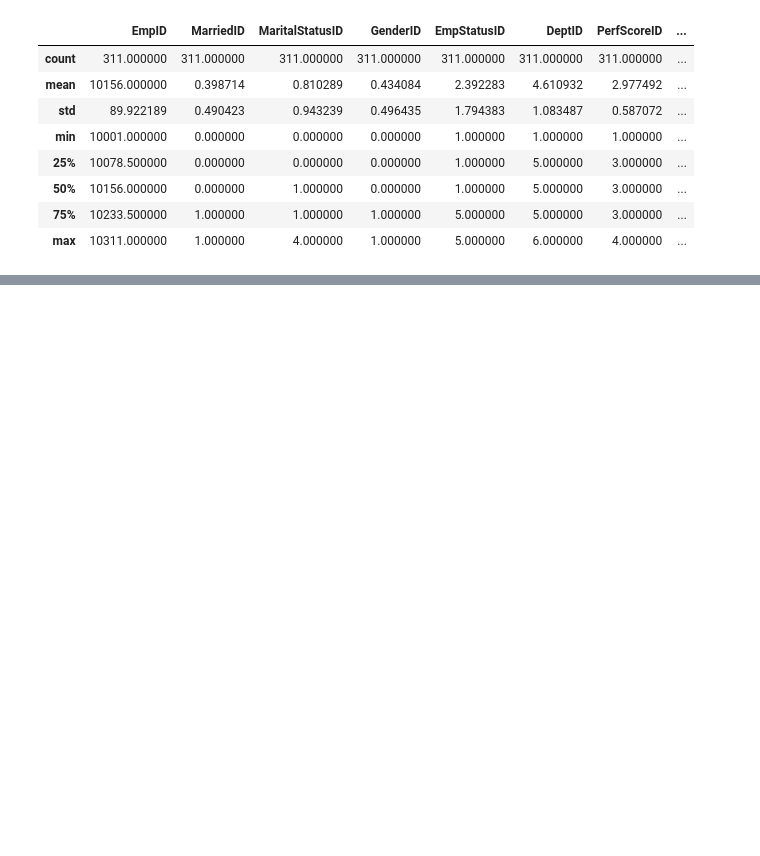
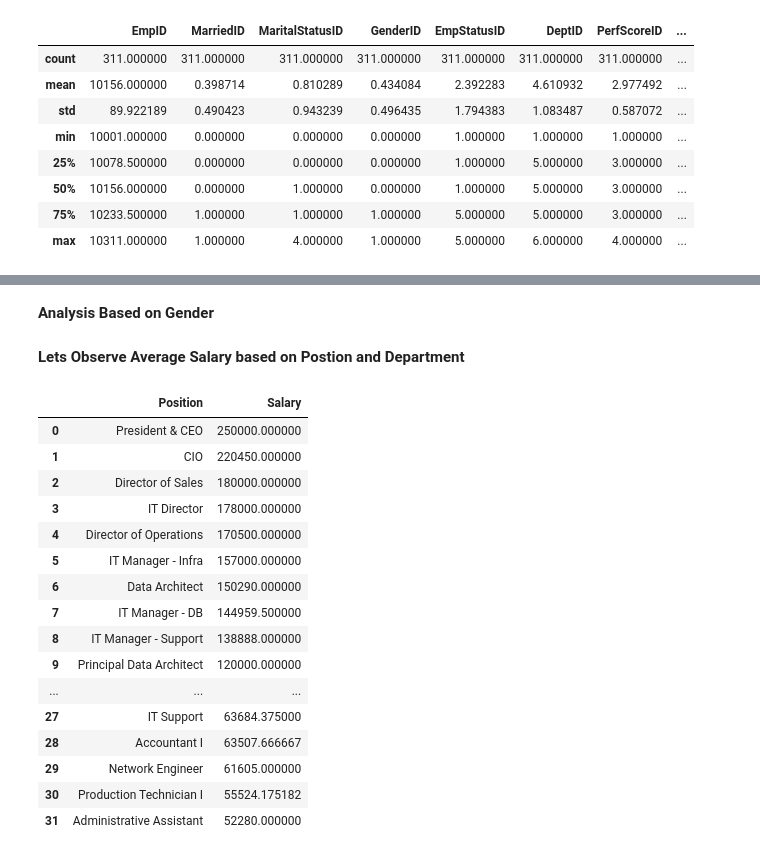
Before and after one commit to Rajatsingh64/HR_attrition_prediction, a Jupyter notebook: research.ipynb, the cells around one changed output, grey strips where cells are left out. Drawn from its saved outputs; the diff is of its cells as text; code cells hidden in the pictures; blank space fills up the shorter version.

```diff
--- a/research.ipynb
+++ b/research.ipynb
@@ -72,0 +259,2 @@ df[["GenderID" , "Sex"]]
+# %% [markdown]
+**Analysis  Based on Gender**
@@ -72,0 +272,24 @@ df[["GenderID" , "Sex"]]
+# %% [markdown]
+**Lets Observe  Average Salary based on Postion and Department**
+# %%
+postion_wise_salary  = df.groupby("Position")["Salary"].mean().sort_values(ascending=False).reset_index()
+
+postion_wise_salary
+# %% [output]
+|  | Position | Salary |
+| 0 | President & CEO | 250000.000000 |
+| 1 | CIO | 220450.000000 |
+| 2 | Director of Sales | 180000.000000 |
+| 3 | IT Director | 178000.000000 |
+| 4 | Director of Operations | 170500.000000 |
+| 5 | IT Manager - Infra | 157000.000000 |
+| 6 | Data Architect | 150290.000000 |
+| 7 | IT Manager - DB | 144959.500000 |
+| 8 | IT Manager - Support | 138888.000000 |
+| 9 | Principal Data Architect | 120000.000000 |
+| ... | ... | ... |
+| 27 | IT Support | 63684.375000 |
+| 28 | Accountant I | 63507.666667 |
+| 29 | Network Engineer | 61605.000000 |
+| 30 | Production Technician I | 55524.175182 |
+| 31 | Administrative Assistant | 52280.000000 |
```
Also changed, not shown: parts of 27 cells of this notebook, 22 other files.
